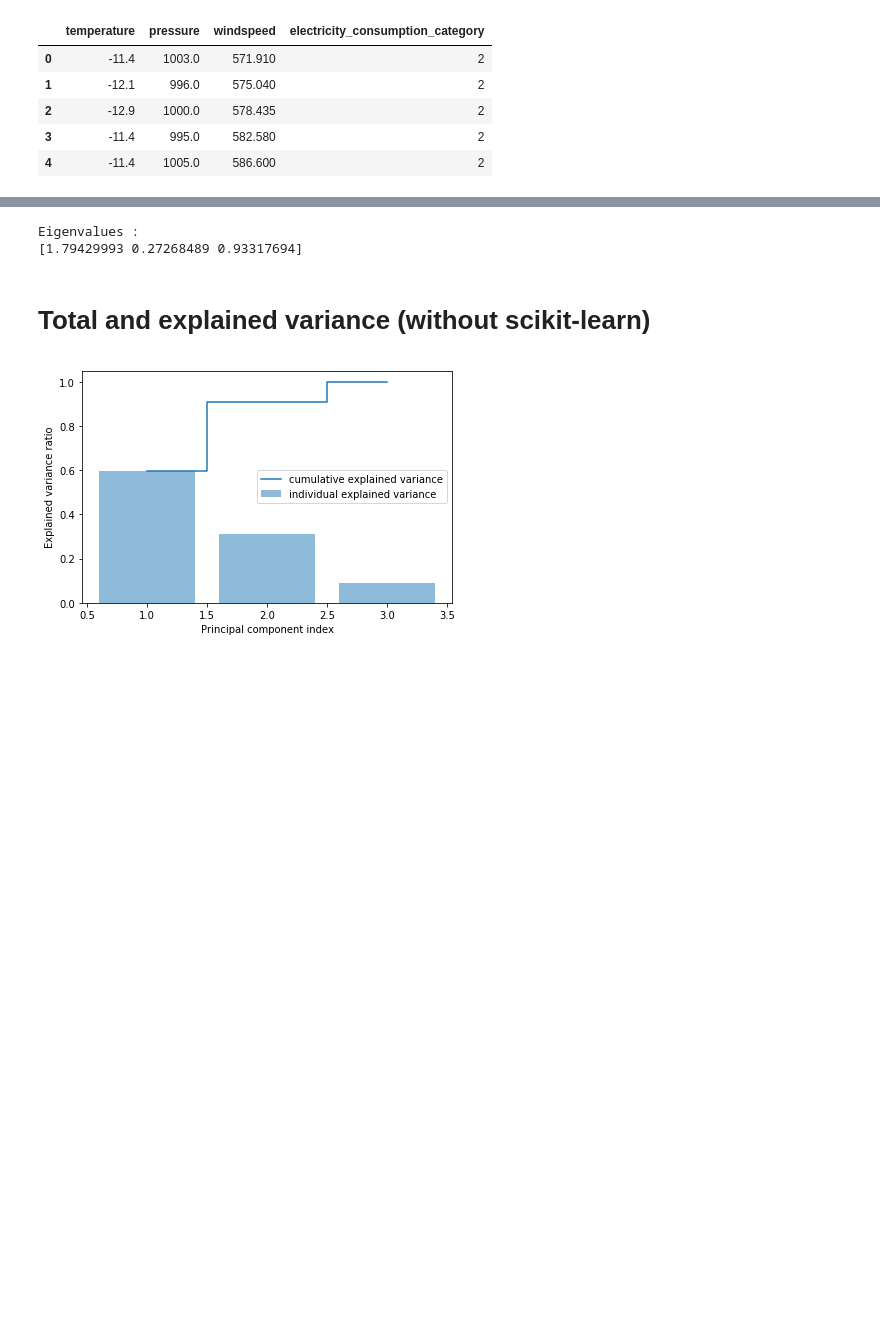
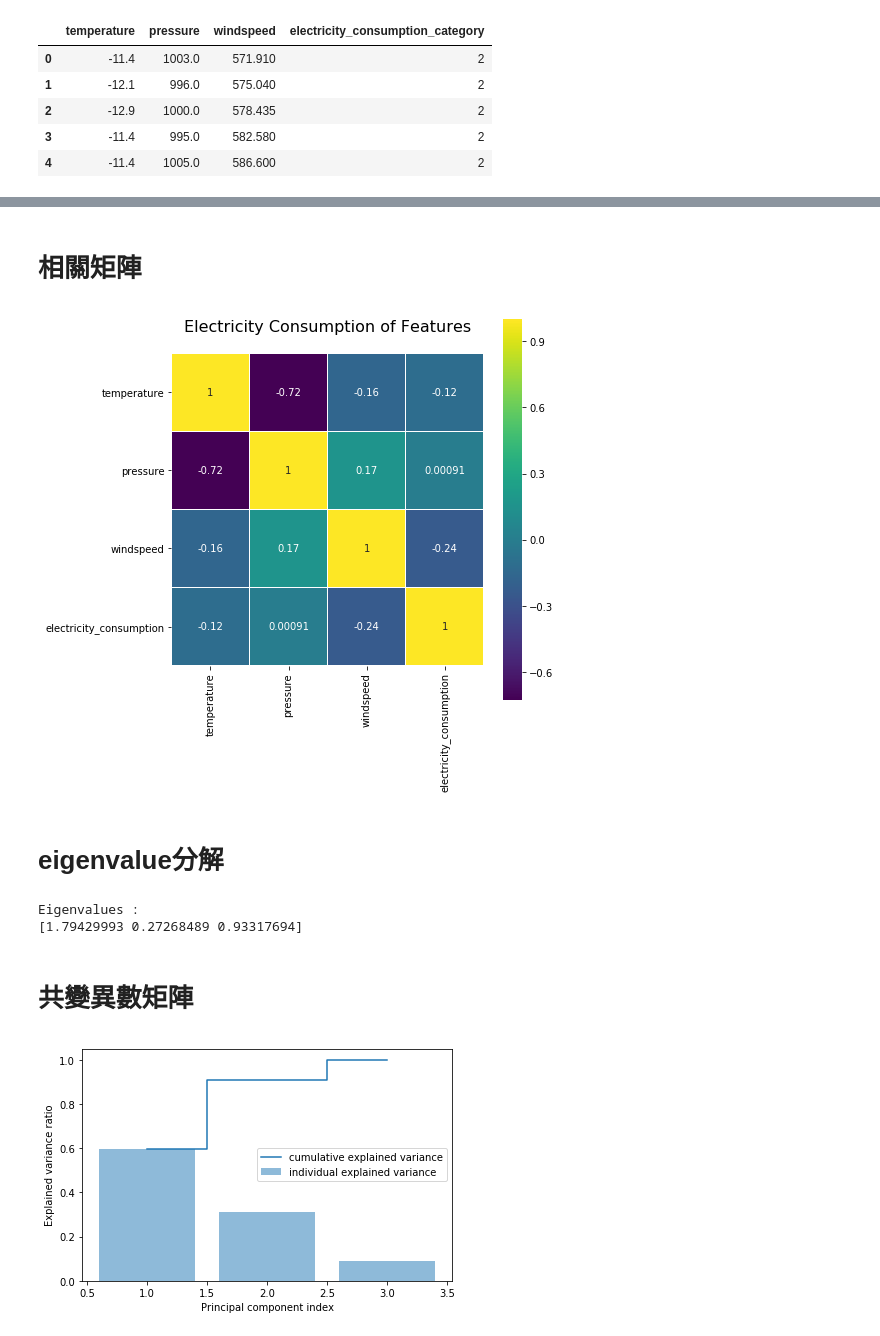
Before and after one commit to jennychiou/Class_RA, a Jupyter notebook: HW/7107029022_1023_RAhomework.ipynb, the cells around one changed output, grey strips where cells are left out. Cells and saved outputs as stored; diff of their text form; code cells hidden in the pictures; blank space fills up the shorter version.

```diff
--- a/HW/7107029022_1023_RAhomework.ipynb
+++ b/HW/7107029022_1023_RAhomework.ipynb
@@ -50,6 +93,21 @@ from sklearn.preprocessing import StandardScaler
 sc = StandardScaler()
 X_train_std = sc.fit_transform(X_train)
 X_test_std = sc.transform(X_test)
+# %% [markdown]
+# 相關矩陣
+# %%
+data = data[['temperature','pressure', 'windspeed','electricity_consumption']]
+
+# 分析特徵的兩兩相關
+colormap = plt.cm.viridis
+plt.figure(figsize=(7,7))
+plt.title('Electricity Consumption of Features', y=1.05, size=16)
+sns.heatmap(data.astype(float).corr(),linewidths=0.1,vmax=1.0, square=True, cmap=colormap, linecolor='white', annot=True)
+plt.show()
+# %% [output]
+[figure, added]
+# %% [markdown]
+# eigenvalue分解
 # %%
 # 計算特徵值
 cov_mat = np.cov(X_train_std.T)
@@ -59,8 +117,8 @@ print('\nEigenvalues : \n%s' % eigen_vals)
 # %% [output]
 Eigenvalues :
 [1.79429993 0.27268489 0.93317694]
-# %% [markdown]
-# Total and explained variance (without scikit-learn)
+# %% [markdown]
+# 共變異數矩陣
 # %%
 tot = sum(eigen_vals)
 var_exp = [(i / tot) for i in sorted(eigen_vals, reverse=True)]
```
Also changed, not shown: parts of 16 cells of this notebook, 1 other file.
